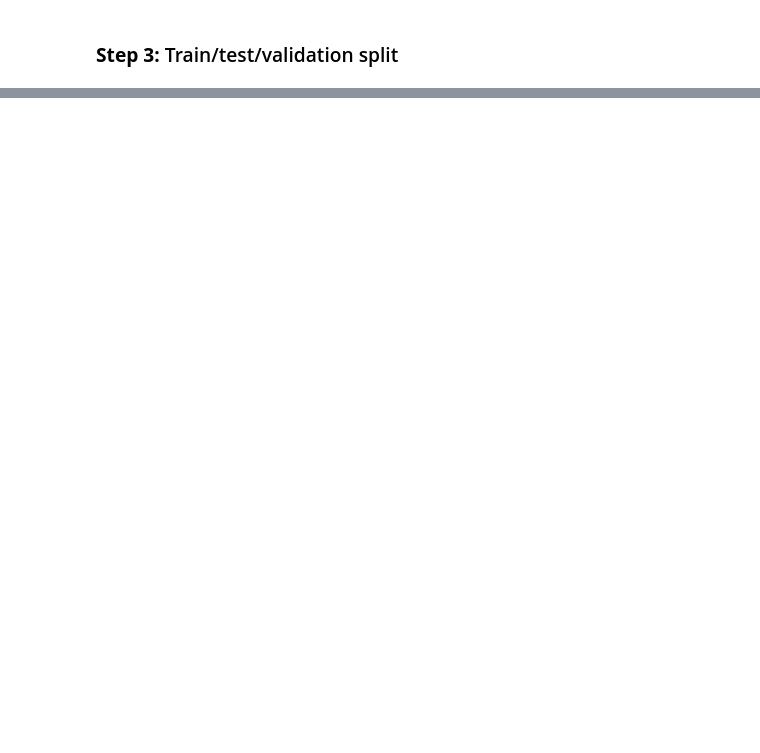
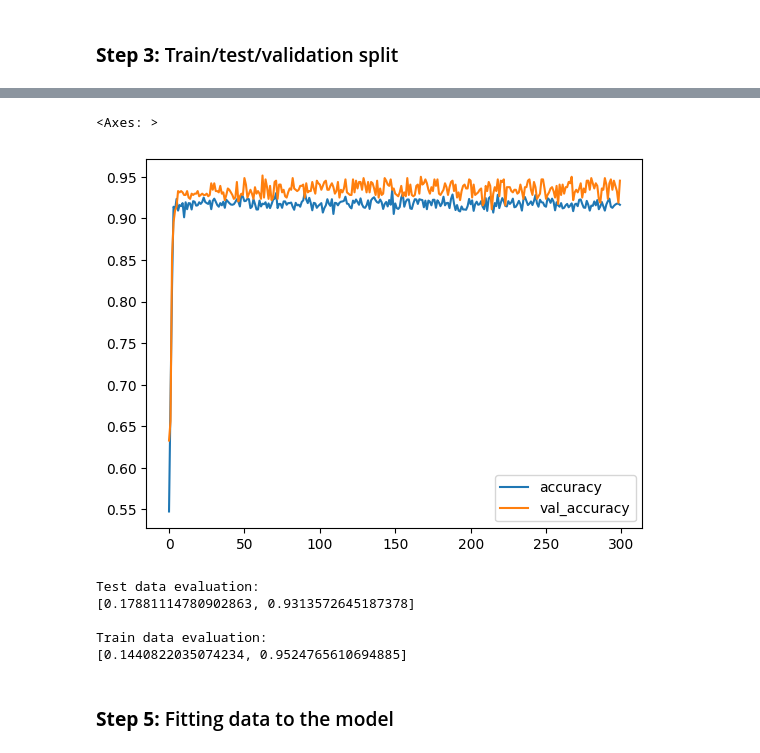
Before and after one commit to FabianZsolt/deeplearning, a Jupyter notebook: Assignments/Exercise project 2 - ANN for classification/Exercise project 2 - ANN for classification File.ipynb, the cells around one changed output, grey strips where cells are left out. Cells and saved outputs as stored; diff of their text form; code cells hidden in the pictures; blank space fills up the shorter version.

```diff
--- a/Assignments/Exercise project 2 - ANN for classification/Exercise project 2 - ANN for classification File.ipynb
+++ b/Assignments/Exercise project 2 - ANN for classification/Exercise project 2 - ANN for classification File.ipynb
@@ -91,0 +163,18 @@ X_val, X_test, y_val, y_test = train_test_split(X_temp, y_temp, test_size=0.5)
+# %%
+loss_df[['accuracy', 'val_accuracy']].plot()
+# %% [output]
+<Axes: >
+[figure, added]
+# %%
+print("Test data evaluation:")
+print(model.evaluate(X_test, y_test, verbose=0))
+print("\nTrain data evaluation:")
+print(model.evaluate(X_train, y_train, verbose=0))
+# %% [output]
+Test data evaluation:
+[0.17881114780902863, 0.9313572645187378]
+
+Train data evaluation:
+[0.1440822035074234, 0.9524765610694885]
+# %% [markdown]
+### **Step 5:** Fitting data to the model
```
Also changed, not shown: parts of 16 cells of this notebook.
